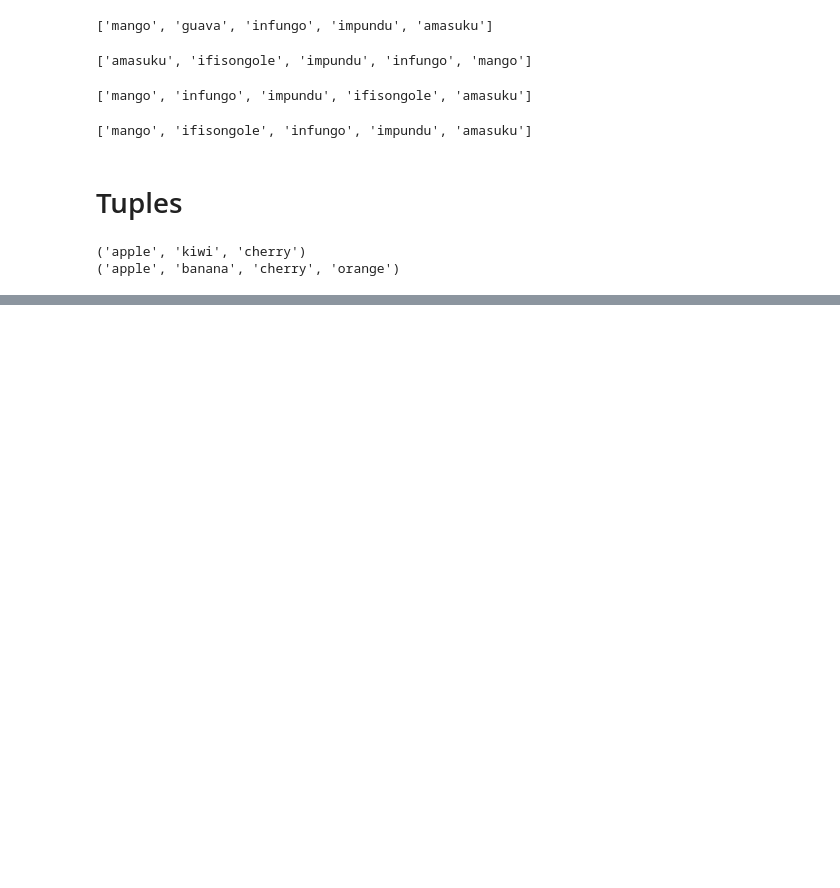
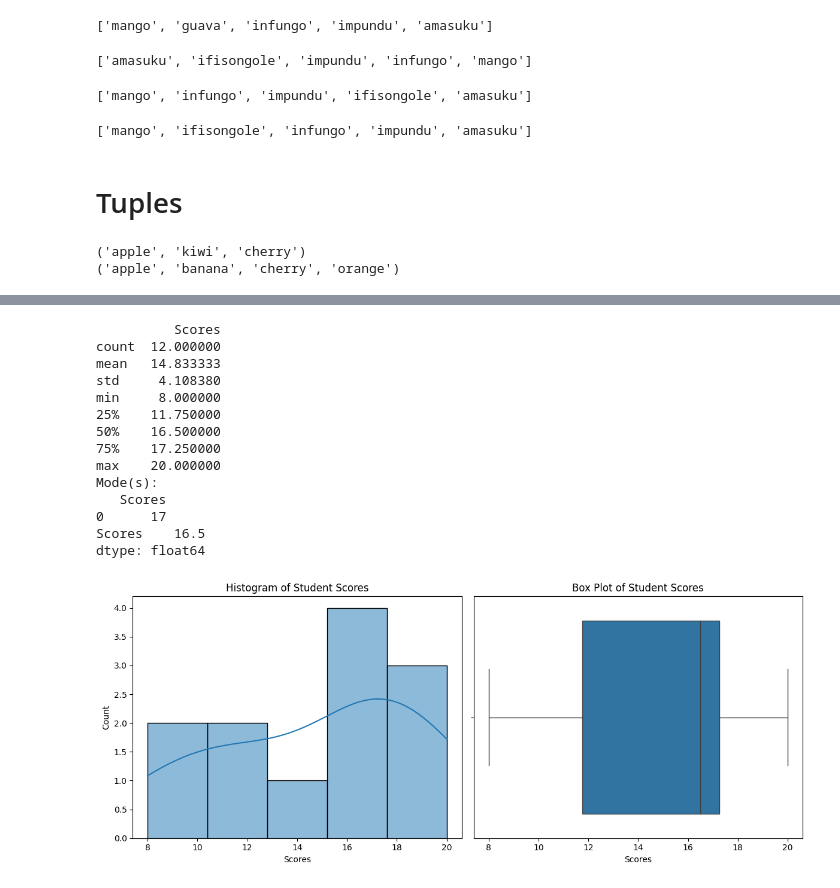
Before and after one commit to kochezz/EDA01_Pillar1e_PY, a Jupyter notebook: notebooks/01A_P1e_Revision_Notes.ipynb, the cells around one changed output, grey strips where cells are left out. Drawn from its saved outputs; the diff is of its cells as text; code cells hidden in the pictures; blank space fills up the shorter version.

```diff
--- a/notebooks/01A_P1e_Revision_Notes.ipynb
+++ b/notebooks/01A_P1e_Revision_Notes.ipynb
@@ -226,0 +250,50 @@ print(tuple1)
+# %%
+import pandas as pd
+import matplotlib.pyplot as plt
+import seaborn as sns
+
+# Data preparation
+Student_Results = [13, 20, 16, 17, 9, 18, 17, 11, 8, 17, 12, 20]
+Student_Results.sort()
+
+# Create DataFrame
+df = pd.DataFrame(Student_Results, columns=["Scores"])
+
+# Show descriptive statistics
+print(df.describe())
+print("Mode(s):")
+print(df.mode())
+print(df.median())
+
+
+# Plot visualizations
+plt.figure(figsize=(12, 5))
+
+# Histogram
+plt.subplot(1, 2, 1)
+sns.histplot(df["Scores"], bins=5, kde=True)
+plt.title("Histogram of Student Scores")
+
+# Box plot
+plt.subplot(1, 2, 2)
+sns.boxplot(x=df["Scores"])
+plt.title("Box Plot of Student Scores")
+
+plt.tight_layout()
+plt.show()
+# %% [output]
+          Scores
+count  12.000000
+mean   14.833333
+std     4.108380
+min     8.000000
+25%    11.750000
+50%    16.500000
+75%    17.250000
+max    20.000000
+Mode(s):
+   Scores
+0      17
+Scores    16.5
+dtype: float64
+[figure, added]
```
Also changed, not shown: parts of 2 cells of this notebook, 6 other files.
